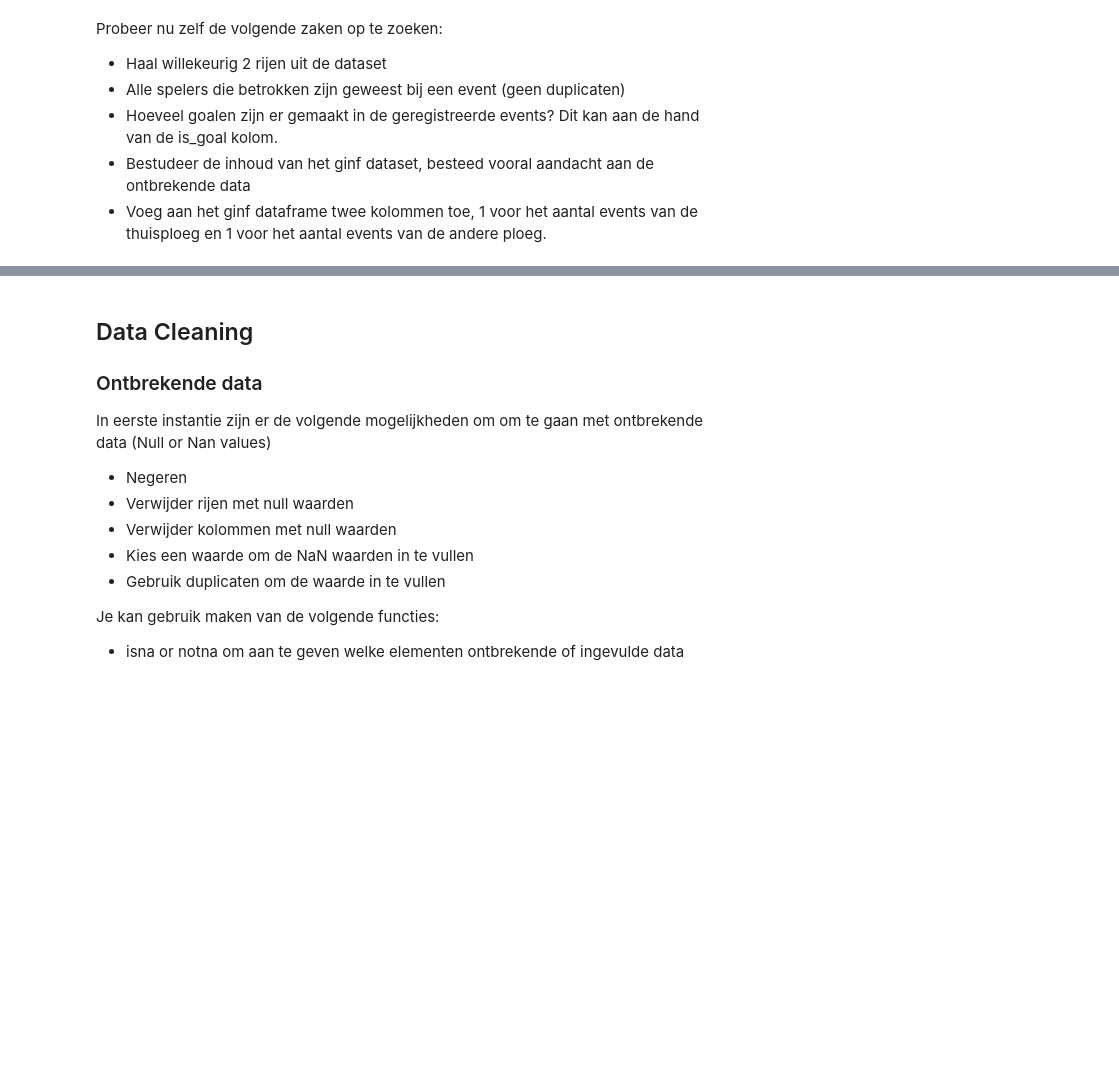
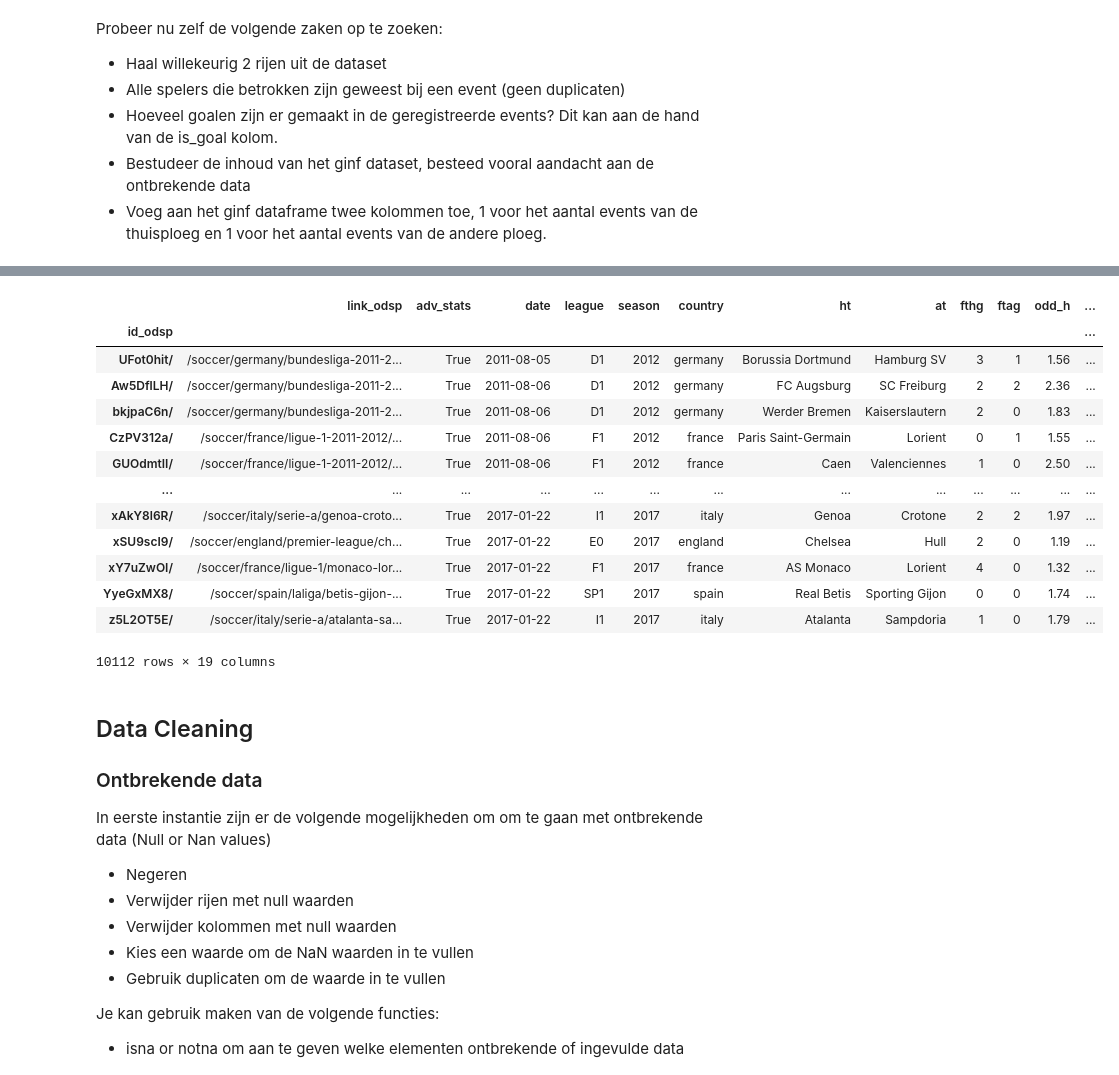
Before and after one commit to Data-Science-2425/Leerstof2, a Jupyter notebook: Week 2/02_DataCleaning.ipynb, the cells around one changed output, grey strips where cells are left out. Drawn from its saved outputs; the diff is of its cells as text; code cells hidden in the pictures; blank space fills up the shorter version.

```diff
--- a/Week 2/02_DataCleaning.ipynb
+++ b/Week 2/02_DataCleaning.ipynb
@@ -31,3 +35,8 @@ De code voor deze stappen is:
 # unzip if necessary en load data in
 df_events = pd.read_csv(".\\football-events\\events.csv")
 df_ginf = pd.read_csv(".\\football-events\\ginf.csv")
+# %%
+#df_events.set_index('id_odsp', inplace=True)
+df_ginf.set_index('id_odsp', inplace=True)
+display(df_events.head())
+display(df_ginf.head())
@@ -49,9 +119,33 @@ Probeer nu zelf de volgende zaken op te zoeken:
 # %%
 # count number of events by making groups per match id and side
+events_per_game_per_team = df_events.groupby(['id_odsp', 'side']).size()
+events_per_game_per_team = events_per_game_per_team.reset_index('side')
 
 # create dataframe containing the home event
+home = events_per_game_per_team[events_per_game_per_team.side==1].iloc[:, -1] # met iloc doen we alle rijen, laatste kolom (die met naam 0 die het aantal events bevat)
 
 # create dataframe containing the away events
+away = events_per_game_per_team[events_per_game_per_team.side==2].iloc[:, -1] # met iloc doen we alle rijen, laatste kolom (die met naam 0 die het aantal events bevat)
+
+df_ginf["events_home"] = home
+df_ginf["events_away"] = away
+
+df_ginf
+# %% [output]
+|  | link_odsp | adv_stats | date | league | season | country | ht | at | fthg | ftag | odd_h | ... |
+| id_odsp |  |  |  |  |  |  |  |  |  |  |  | ... |
+| UFot0hit/ | /soccer/germany/bundesliga-2011-2... | True | 2011-08-05 | D1 | 2012 | germany | Borussia Dortmund | Hamburg SV | 3 | 1 | 1.56 | ... |
+| Aw5DflLH/ | /soccer/germany/bundesliga-2011-2... | True | 2011-08-06 | D1 | 2012 | germany | FC Augsburg | SC Freiburg | 2 | 2 | 2.36 | ... |
+| bkjpaC6n/ | /soccer/germany/bundesliga-2011-2... | True | 2011-08-06 | D1 | 2012 | germany | Werder Bremen | Kaiserslautern | 2 | 0 | 1.83 | ... |
+| CzPV312a/ | /soccer/france/ligue-1-2011-2012/... | True | 2011-08-06 | F1 | 2012 | france | Paris Saint-Germain | Lorient | 0 | 1 | 1.55 | ... |
+| GUOdmtII/ | /soccer/france/ligue-1-2011-2012/... | True | 2011-08-06 | F1 | 2012 | france | Caen | Valenciennes | 1 | 0 | 2.50 | ... |
+| ... | ... | ... | ... | ... | ... | ... | ... | ... | ... | ... | ... | ... |
+| xAkY8l6R/ | /soccer/italy/serie-a/genoa-croto... | True | 2017-01-22 | I1 | 2017 | italy | Genoa | Crotone | 2 | 2 | 1.97 | ... |
+| xSU9scI9/ | /soccer/england/premier-league/ch... | True | 2017-01-22 | E0 | 2017 | england | Chelsea | Hull | 2 | 0 | 1.19 | ... |
+| xY7uZwOI/ | /soccer/france/ligue-1/monaco-lor... | True | 2017-01-22 | F1 | 2017 | france | AS Monaco | Lorient | 4 | 0 | 1.32 | ... |
+| YyeGxMX8/ | /soccer/spain/laliga/betis-gijon-... | True | 2017-01-22 | SP1 | 2017 | spain | Real Betis | Sporting Gijon | 0 | 0 | 1.74 | ... |
+| z5L2OT5E/ | /soccer/italy/serie-a/atalanta-sa... | True | 2017-01-22 | I1 | 2017 | italy | Atalanta | Sampdoria | 1 | 0 | 1.79 | ... |
+10112 rows × 19 columns
 # %% [markdown]
 ## Data Cleaning
 
```
Also changed, not shown: parts of 16 cells of this notebook, 1 other file.
